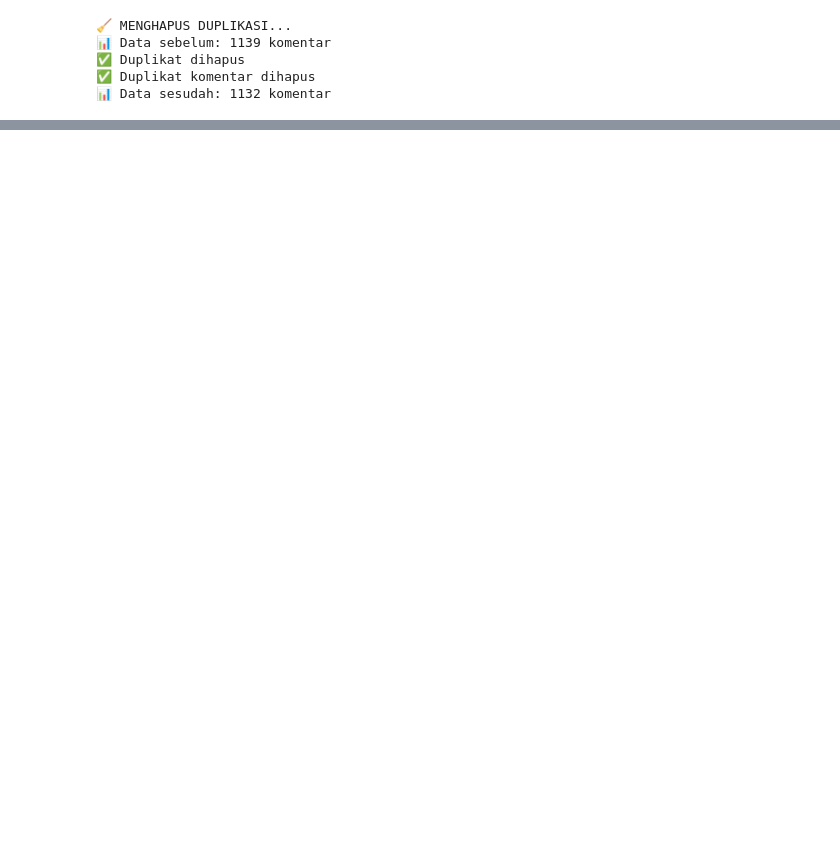
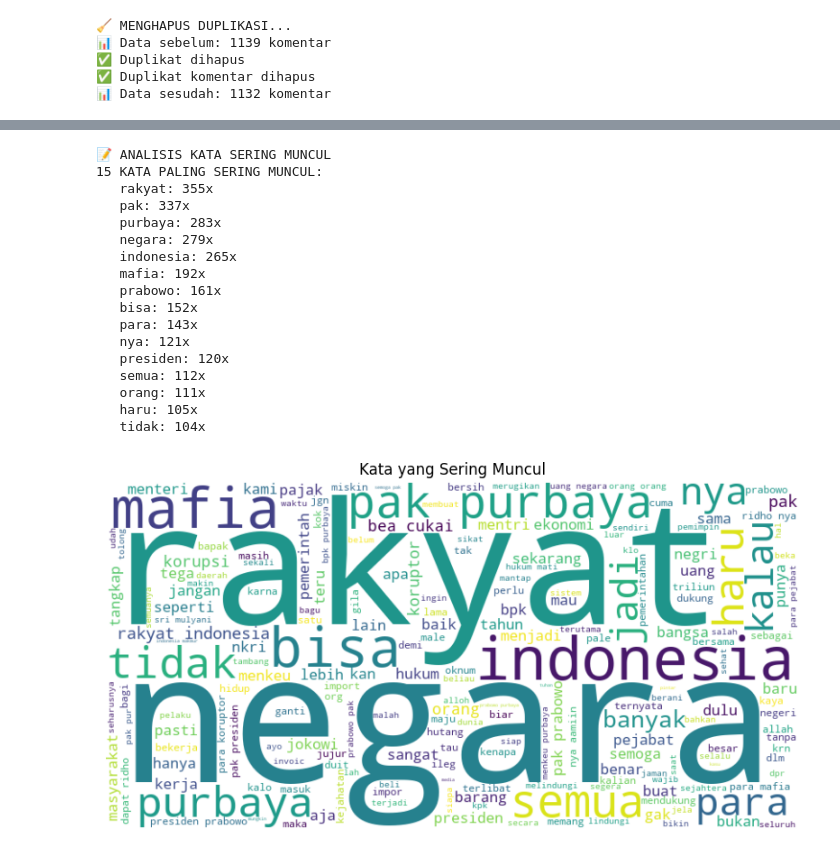
Before and after one commit to Ikrar37/scraping-komen-youtube, a Jupyter notebook: youtube_cleaning.ipynb, the cells around one changed output, grey strips where cells are left out. Cells and saved outputs as stored; diff of their text form; code cells hidden in the pictures; blank space fills up the shorter version.

```diff
--- a/youtube_cleaning.ipynb
+++ b/youtube_cleaning.ipynb
@@ -294,0 +365,51 @@ print(f"\n📊 TOTAL KOMENTAR BERSIH: {len(df)}")
+# %%
+# Cell 8 - ANALISIS KATA SERING MUNCUL
+print("📝 ANALISIS KATA SERING MUNCUL")
+
+from collections import Counter
+
+# Gabungkan semua komentar
+all_text = ' '.join(df['comment_normalized'])
+words = all_text.split()
+
+# Hitung frekuensi kata
+word_freq = Counter(words)
+top_words = word_freq.most_common(15)
+
+print("15 KATA PALING SERING MUNCUL:")
+for word, count in top_words:
+    print(f"   {word}: {count}x")
+
+# Wordcloud sederhana (opsional)
+try:
+    from wordcloud import WordCloud
+    import matplotlib.pyplot as plt
+
+    wordcloud = WordCloud(width=800, height=400, background_color='white').generate(all_text)
+    plt.figure(figsize=(10, 5))
+    plt.imshow(wordcloud, interpolation='bilinear')
+    plt.axis('off')
+    plt.title('Kata yang Sering Muncul')
+    plt.show()
+
+except ImportError:
+    print("WordCloud tidak tersedia, skip visualisasi")
+# %% [output]
+📝 ANALISIS KATA SERING MUNCUL
+15 KATA PALING SERING MUNCUL:
+   rakyat: 355x
+   pak: 337x
+   purbaya: 283x
+   negara: 279x
+   indonesia: 265x
+   mafia: 192x
+   prabowo: 161x
+   bisa: 152x
+   para: 143x
+   nya: 121x
+   presiden: 120x
+   semua: 112x
+   orang: 111x
+   haru: 105x
+   tidak: 104x
+[figure, added]
```
Also changed, not shown: parts of 14 cells of this notebook.
